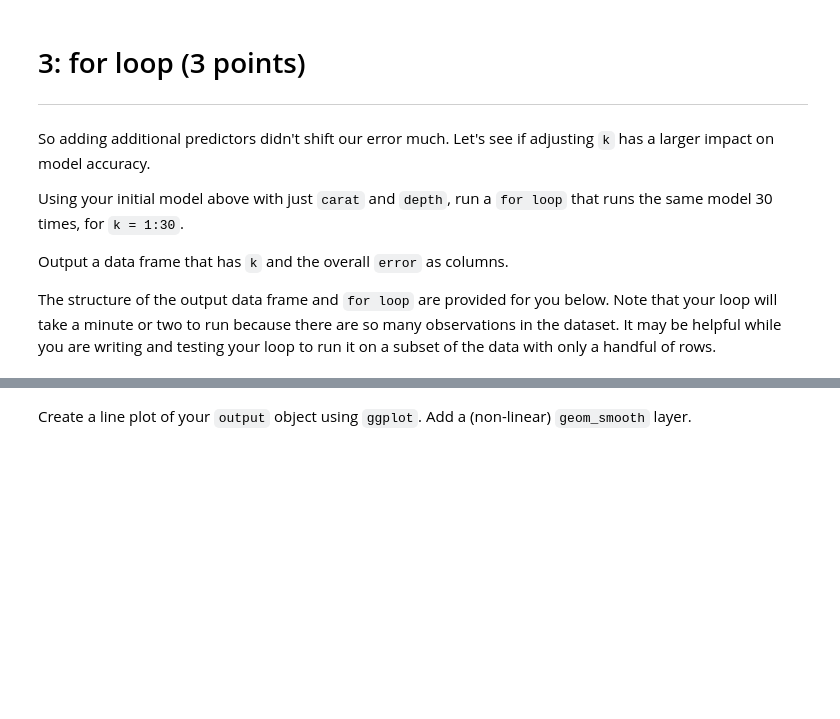
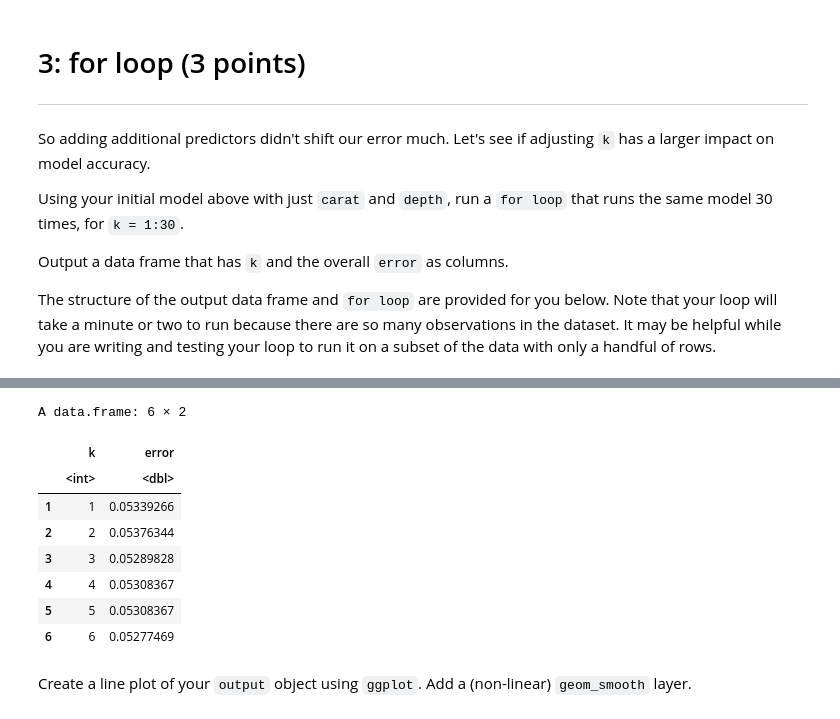
Before and after one commit to cnsimmons/Simmons_DSPN_S25, a Jupyter notebook: ExerciseSubmissions/ex11-the-beauty-of-knn.ipynb, the cells around one changed output, grey strips where cells are left out. Saved outputs shown, nothing was run; the diff lists cells and outputs as text; code cells hidden in the pictures; blank space fills up the shorter version.

```diff
--- a/ExerciseSubmissions/ex11-the-beauty-of-knn.ipynb
+++ b/ExerciseSubmissions/ex11-the-beauty-of-knn.ipynb
@@ -217,2 +215,27 @@ head(output)
+# %%
+for (k in seq(1:30)) {
+    knn_fits <- knn(
+      train = train_set[, c("carat", "depth")],
+      test = test_set[, c("carat", "depth")],
+      cl = train_set$price_bin,
+      k = k
+    )
+
+    # Overall error
+    conf_df <- table(knn_fits, test_set$price_bin)
+    output$error[k] <- 1 - sum(diag(conf_df)) / sum(conf_df)
+}
+
+head(output)
+# %% [output]
+A data.frame: 6 × 2
+|  | k | error |
+|  | <int> | <dbl> |
+| 1 | 1 | 0.05339266 |
+| 2 | 2 | 0.05376344 |
+| 3 | 3 | 0.05289828 |
+| 4 | 4 | 0.05308367 |
+| 5 | 5 | 0.05308367 |
+| 6 | 6 | 0.05277469 |
 # %% [markdown]
 Create a line plot of your `output` object using `ggplot`. Add a (non-linear) `geom_smooth` layer.
```
Also changed, not shown: parts of 9 cells of this notebook.
